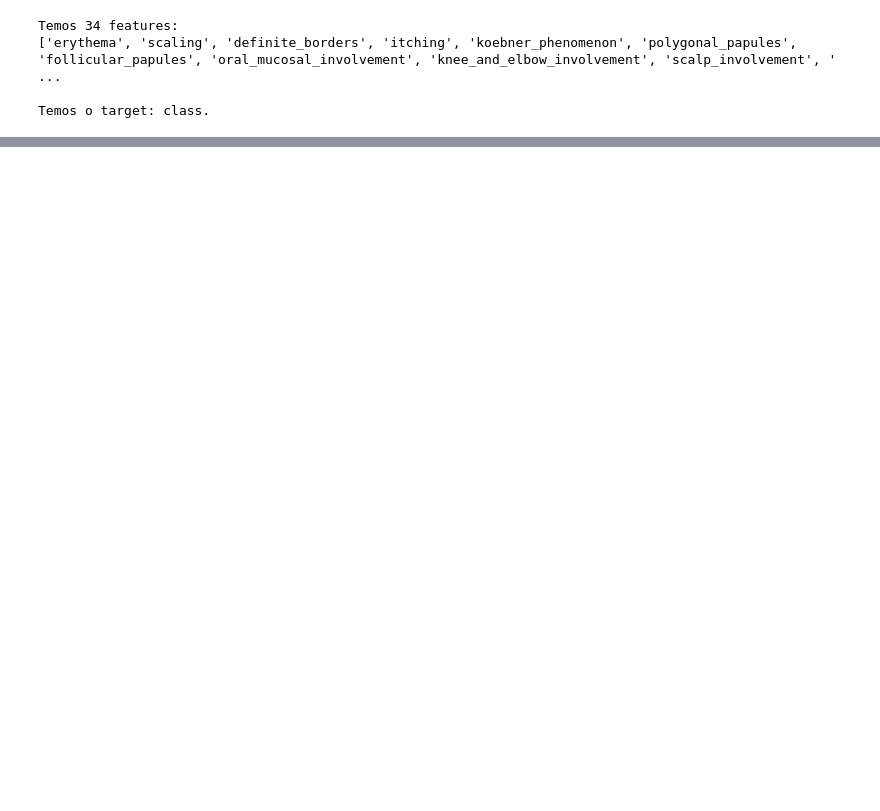
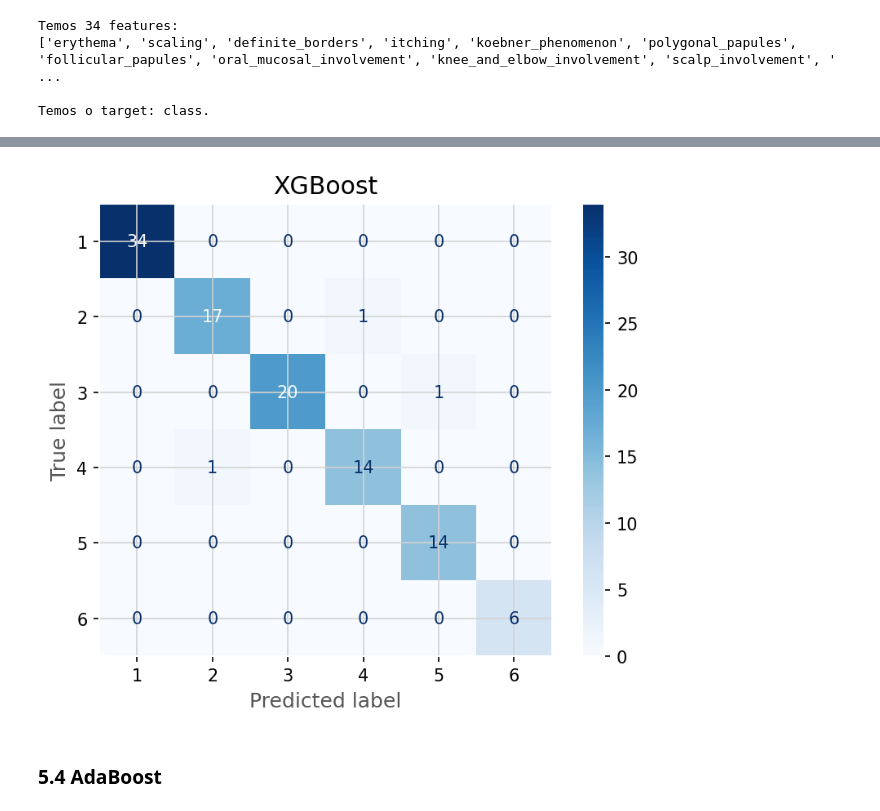
Before and after one commit to CrisNakamura/projeto_deteccao_eritemato-escamosa, a Jupyter notebook: notebooks/EDA+Modelling.ipynb, the cells around one changed output, grey strips where cells are left out. Saved outputs shown, nothing was run; the diff lists cells and outputs as text; code cells hidden in the pictures; blank space fills up the shorter version.

```diff
--- a/notebooks/EDA+Modelling.ipynb
+++ b/notebooks/EDA+Modelling.ipynb
@@ -377,0 +492,4 @@ Name: proportion, dtype: float64
+# %%
+modelo_xgb = XGBClassifier()
+
+treinar_modelo(modelo_xgb, 'XGBoost')
@@ -377,0 +518,6 @@ Name: proportion, dtype: float64
+# %%
+plotar_matriz_confusao(modelo_xgb, 'XGBoost');
+# %% [output]
+[figure, added]
+# %% [markdown]
+### 5.4 AdaBoost
```
Also changed, not shown: parts of 32 cells of this notebook.
